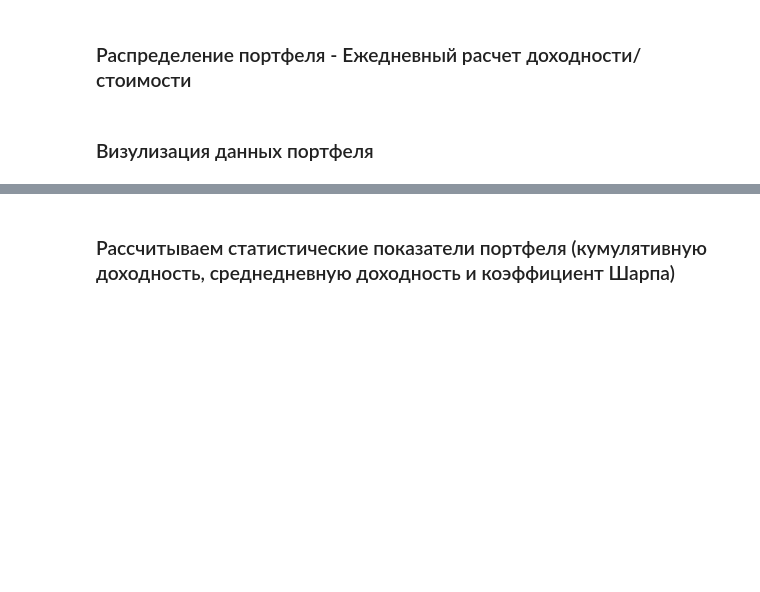
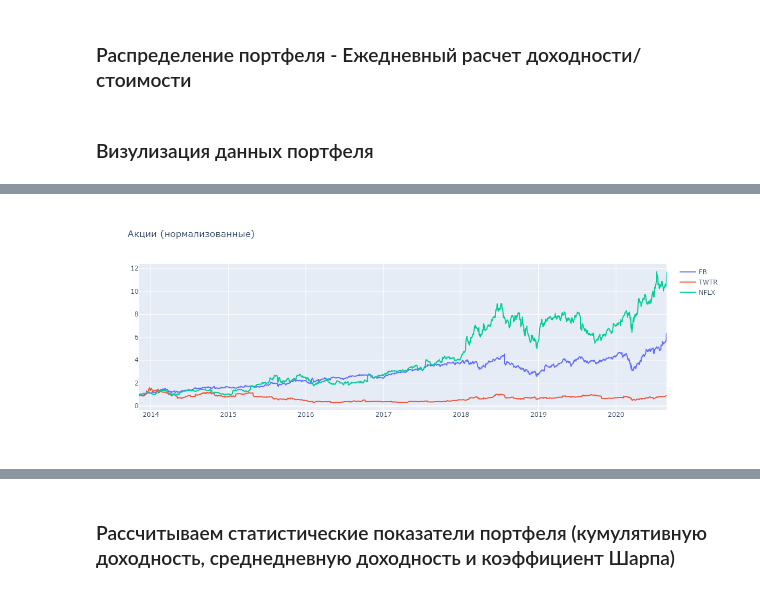
Before and after one commit to 01zhas/Portfolio_Analysis, a Jupyter notebook: Portfolio Analysis.ipynb, the cells around one changed output, grey strips where cells are left out. Cells and saved outputs as stored; diff of their text form; code cells hidden in the pictures; blank space fills up the shorter version.

```diff
--- a/Portfolio Analysis.ipynb
+++ b/Portfolio Analysis.ipynb
@@ -138,6 +146,10 @@ interactive_plot(df_portfolio, "Ежедневный доход", ["portfolio da
 # Построение графика всех акций (нормализованных)
 normalized = normalize(df_portfolio, ["FB", "TWTR", "NFLX", "portfolio daily worth in $"])
 interactive_plot(normalized,"Акции (нормализованные)", ["FB", "TWTR", "NFLX"])
+# %%
+display.Image("img\Stocks_norm.jpg")
+# %% [output]
+[figure, added]
 # %%
 # Вывод гистограммы дневной доходности
 def interactive_histogram (df, title, column):
```
Also changed, not shown: parts of 5 cells of this notebook, 5 other files.
